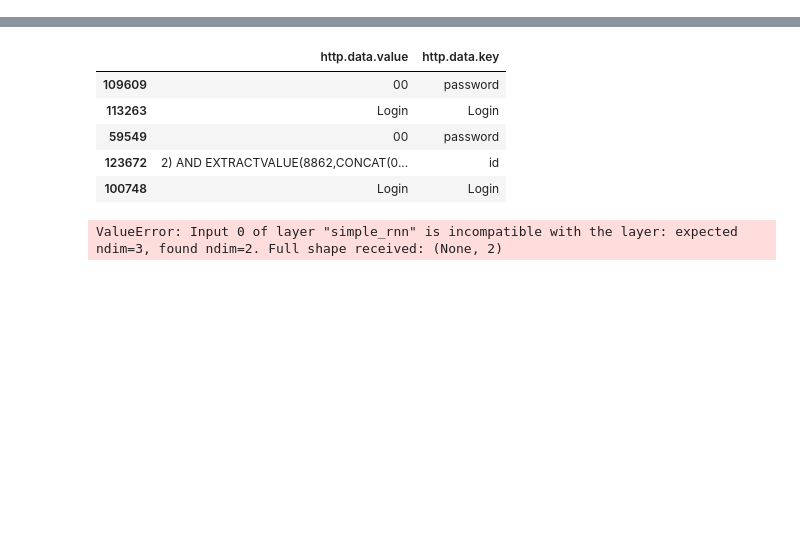
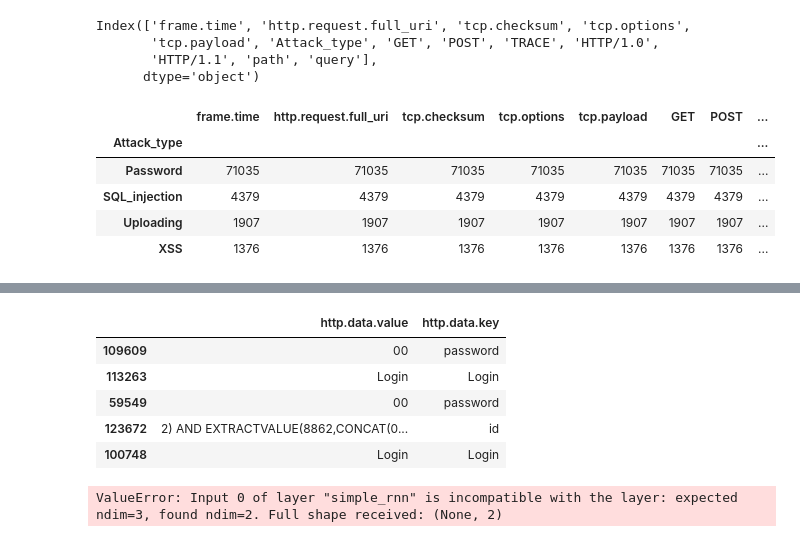
Before and after one commit to explainpark101/KU-ML-EndTerm-project, a Jupyter notebook: 03 connected-layer.ipynb, the cells around one changed output, grey strips where cells are left out. Cells and saved outputs as stored; diff of their text form; code cells hidden in the pictures; blank space fills up the shorter version.

```diff
--- a/03 connected-layer.ipynb
+++ b/03 connected-layer.ipynb
@@ -10,3 +10,19 @@ from sklearn.preprocessing import LabelEncoder
 # %%
 dataset = pd.read_csv("Full-Dataset/processed/url_encoded.csv", index_col=0)
 merged_rnn = pd.read_csv("Full-Dataset/processed/merged_RNN.csv", index_col=0)
+# %%
+dataset.columns
+# %% [output]
+Index(['frame.time', 'http.request.full_uri', 'tcp.checksum', 'tcp.options',
+       'tcp.payload', 'Attack_type', 'GET', 'POST', 'TRACE', 'HTTP/1.0',
+       'HTTP/1.1', 'path', 'query'],
+      dtype='object')
+# %%
+dataset.groupby(["Attack_type"]).count()
+# %% [output]
+|  | frame.time | http.request.full_uri | tcp.checksum | tcp.options | tcp.payload | GET | POST | ... |
+| Attack_type |  |  |  |  |  |  |  | ... |
+| Password | 71035 | 71035 | 71035 | 71035 | 71035 | 71035 | 71035 | ... |
+| SQL_injection | 4379 | 4379 | 4379 | 4379 | 4379 | 4379 | 4379 | ... |
+| Uploading | 1907 | 1907 | 1907 | 1907 | 1907 | 1907 | 1907 | ... |
+| XSS | 1376 | 1376 | 1376 | 1376 | 1376 | 1376 | 1376 | ... |
```
Also changed, not shown: parts of 13 cells of this notebook, 4 other files.
